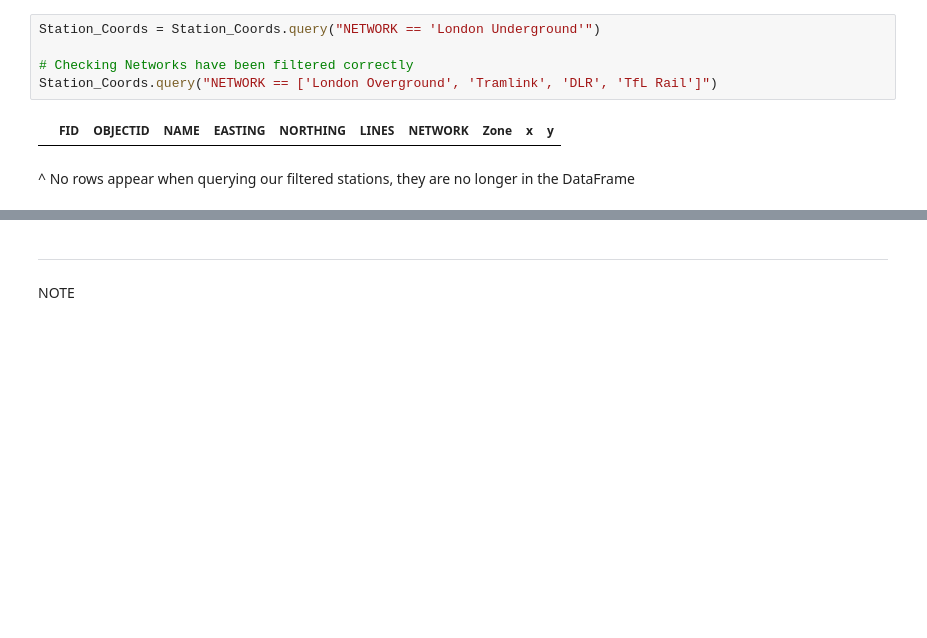
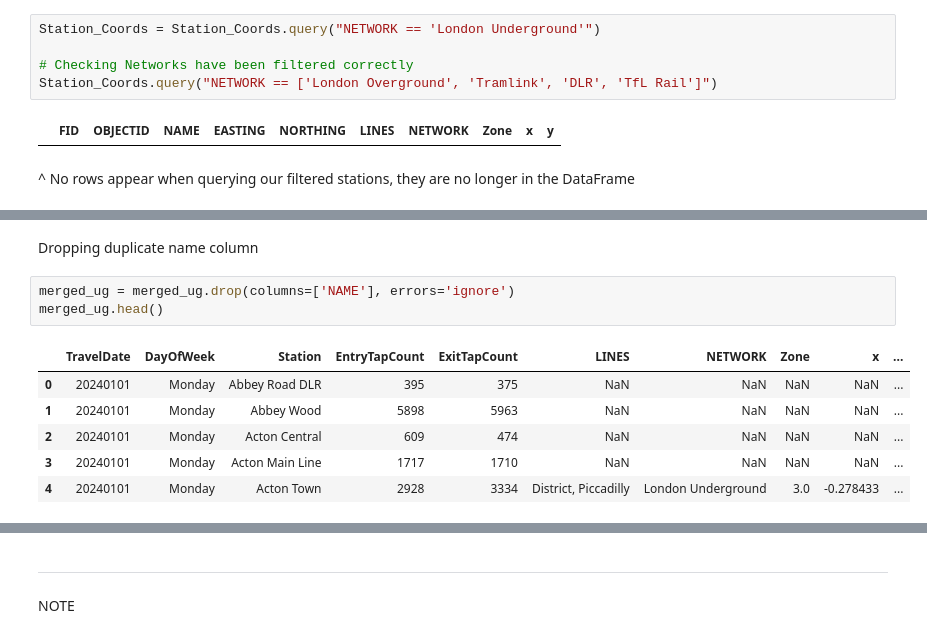
Before and after one commit to J-Bicheno/London-Underground-Analysis, a Jupyter notebook: jupyter_notebooks/ETL.ipynb, the cells around one changed output, grey strips where cells are left out. Cells and saved outputs as stored; diff of their text form; blank space fills up the shorter version.

```diff
--- a/jupyter_notebooks/ETL.ipynb
+++ b/jupyter_notebooks/ETL.ipynb
@@ -124,0 +163,12 @@ Station_Coords.query("NETWORK == ['London Overground', 'Tramlink', 'DLR', 'TfL R
+# %% [markdown]
+Dropping duplicate name column
+# %%
+merged_ug = merged_ug.drop(columns=['NAME'], errors='ignore')
+merged_ug.head()
+# %% [output]
+|  | TravelDate | DayOfWeek | Station | EntryTapCount | ExitTapCount | LINES | NETWORK | Zone | x | ... |
+| 0 | 20240101 | Monday | Abbey Road DLR | 395 | 375 | NaN | NaN | NaN | NaN | ... |
+| 1 | 20240101 | Monday | Abbey Wood | 5898 | 5963 | NaN | NaN | NaN | NaN | ... |
+| 2 | 20240101 | Monday | Acton Central | 609 | 474 | NaN | NaN | NaN | NaN | ... |
+| 3 | 20240101 | Monday | Acton Main Line | 1717 | 1710 | NaN | NaN | NaN | NaN | ... |
+| 4 | 20240101 | Monday | Acton Town | 2928 | 3334 | District, Piccadilly | London Underground | 3.0 | -0.278433 | ... |
```
Also changed, not shown: parts of 13 cells of this notebook.
